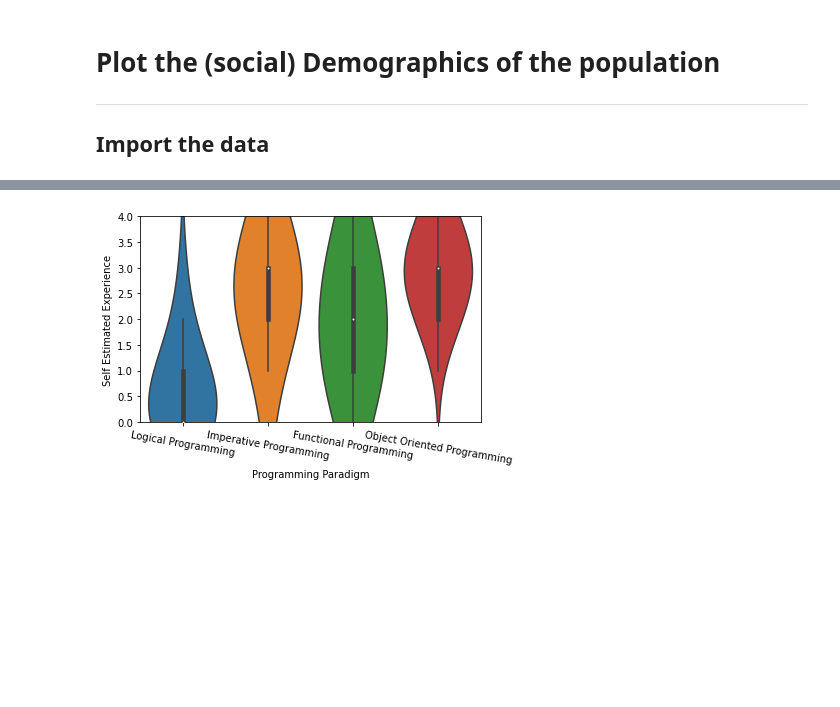
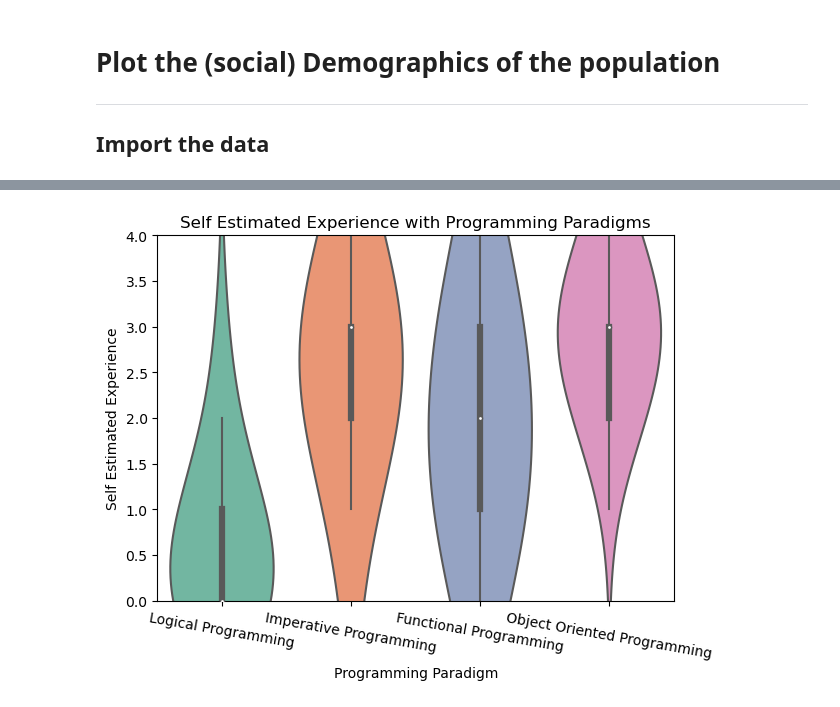
Before and after one commit to Sonaion/bachelor-arbeit, a Jupyter notebook: DataEvaluation/Demographics_01.ipynb, the cells around one changed output, grey strips where cells are left out. Saved outputs shown, nothing was run; the diff lists cells and outputs as text; code cells hidden in the pictures; blank space fills up the shorter version.

```diff
--- a/DataEvaluation/Demographics_01.ipynb
+++ b/DataEvaluation/Demographics_01.ipynb
@@ -214,12 +214,12 @@ plt.show()
 # %%
 y_lim = (0, 35)
-names, y_cpp = plot_experience("C++", "ST04_01", df, y_lim, "./results/demographics/language_cpp_experience.pdf", show=False)
-_, y_java = plot_experience("Java", "ST04_02", df, y_lim, "./results/demographics/language_java_experience.pdf", show=False)
-_, y_haskell = plot_experience("Haskell", "ST04_03", df, y_lim, "./results/demographics/language_haskell_experience.pdf", show=False)
-_, y_python = plot_experience("Python", "ST04_04", df, y_lim, "./results/demographics/language_python_experience.pdf", show=False)
-_, y_prolog = plot_experience("Prolog", "ST04_05", df, y_lim, "./results/demographics/language_prolog_experience.pdf", show=False)
-_, y_rust = plot_experience("Rust", "ST04_06", df, y_lim, "./results/demographics/language_rust_experience.pdf", show=False)
-_, y_kotlin =plot_experience("Kotlin", "ST04_07", df, y_lim, "./results/demographics/language_kotlin_experience.pdf", show=False)
+names, y_cpp = plot_experience("Self Estimated C++", "ST04_01", df, y_lim, "./results/demographics/language_cpp_experience.png", show=False)
+_, y_java = plot_experience("Self Estimated Java", "ST04_02", df, y_lim, "./results/demographics/language_java_experience.png", show=False)
+_, y_haskell = plot_experience("Self Estimated Haskell", "ST04_03", df, y_lim, "./results/demographics/language_haskell_experience.png", show=False)
+_, y_python = plot_experience("Self Estimated Python", "ST04_04", df, y_lim, "./results/demographics/language_python_experience.png", show=False)
+_, y_prolog = plot_experience("Self Estimated Prolog", "ST04_05", df, y_lim, "./results/demographics/language_prolog_experience.png", show=False)
+_, y_rust = plot_experience("Self Estimated Rust", "ST04_06", df, y_lim, "./results/demographics/language_rust_experience.png", show=False)
+_, y_kotlin =plot_experience("Self Estimated Kotlin", "ST04_07", df, y_lim, "./results/demographics/language_kotlin_experience.png", show=False)
 # %%
 df_tmp = pd.DataFrame([y_cpp, y_java, y_haskell, y_python, y_prolog, y_rust, y_kotlin], columns=names)
 df_tmp.index = ["C++", "Java", "Haskell", "Python", "Prolog", "Rust", "Kotlin"]
@@ -251,42 +253,45 @@ plt.savefig('./results/demographics/language_all_experience.pdf')
 # %%
 y_lim = (0, 35)
-names, y_logical = plot_experience("Logical Programming", "ST05_01", df, y_lim, "./results/demographics/paradigm_logical_experience.pdf", show=False)
-_, y_imperative = plot_experience("Imperative Programming", "ST05_02", df, y_lim, "./results/demographics/paradigm_imperative_experience.pdf", show=False)
-_, y_functional = plot_experience("Functional Programming", "ST05_03", df, y_lim, "./results/demographics/paradigm_functional_experience.pdf", show=False)
-_, y_object_oriented = plot_experience("Object Oriented Programming", "ST05_04", df, y_lim, "./results/demographics/paradigm_object_oriented_experience.pdf", show=False)
+names, y_logical = plot_experience("Self Estimated Logical Programming", "ST05_01", df, y_lim, "./results/demographics/paradigm_logical_experience.png", show=False)
+_, y_imperative = plot_experience("Self Estimated Imperative Programming", "ST05_02", df, y_lim, "./results/demographics/paradigm_imperative_experience.png", show=False)
+_, y_functional = plot_experience("Self Estimated Functional Programming", "ST05_03", df, y_lim, "./results/demographics/paradigm_functional_experience.png", show=False)
+_, y_object_oriented = plot_experience("Self Estimated Object Oriented Programming", "ST05_04", df, y_lim, "./results/demographics/paradigm_object_oriented_experience.png", show=False)
 # %%
 df_tmp = pd.DataFrame([y_logical, y_imperative, y_functional, y_object_oriented], columns=names)
 df_tmp.index = ["Logical Programming", "Imperative Programming", "Functional Programming", "Object Oriented Programming"]
 #ax = df_tmp.plot.bar()
 #ax.set_xticklabels(ax.get_xticklabels(), rotation=-10)
 #plt.tight_layout()
-#plt.savefig('./results/demographics/paradigm_all_experience.pdf')
+#plt.savefig('./results/demographics/paradigm_all_experience.png')
 
 df_tmp = df_tmp.reset_index()
 df_tmp = df_tmp.rename(columns={"index" : "Language"})
 df_tmp = df_tmp.melt(id_vars=["Language"], var_name="Experience", value_name="count")
 df_tmp.loc[df_tmp["Experience"] == "no experience", "Experience"] = 0
 df_tmp.loc[df_tmp["Experience"] == "little experience", "Experience"] = 1
 df_tmp.loc[df_tmp["Experience"] == "average", "Experience"] = 2
 df_tmp.loc[df_tmp["Experience"] == "experienced", "Experience"] = 3
 df_tmp.loc[df_tmp["Experience"] == "proficient", "Experience"] = 4
 
 df_violin = pd.DataFrame([], columns=["Language", "Experience"])
 for idx, row in df_tmp.iterrows():
     language = row["Language"]
     experience = row["Experience"]
     count = row["count"]
     for _i in range(count):
         df_violin.loc[len(df_violin)] = [language, experience]
 
 df_violin["Experience"] = df_violin["Experience"].astype(int)
-ax = sns.violinplot(x="Language", y="Experience", data=df_violin, scale='width', bw=1.0)
+ax = sns.violinplot(x="Language", y="Experience", data=df_violin, scale='width', bw=1.0, palette="Set2")
 ax.set_ylim((0, 4))
 ax.set_xticklabels(ax.get_xticklabels(), rotation=-10)
 ax.set_xlabel('Programming Paradigm')
 ax.set_ylabel('Self Estimated Experience')
 plt.tight_layout()
+plt.title("Self Estimated Experience with Programming Paradigms")
+plt.savefig('./results/demographics/paradigm_all_experience.pdf')
+plt.show()
 # %% [output]
-[figure, old version]
+[figure, new version]
 # %%
 y_lim = (0, 35)
```
Also changed, not shown: parts of 12 cells of this notebook, 10 other files.
